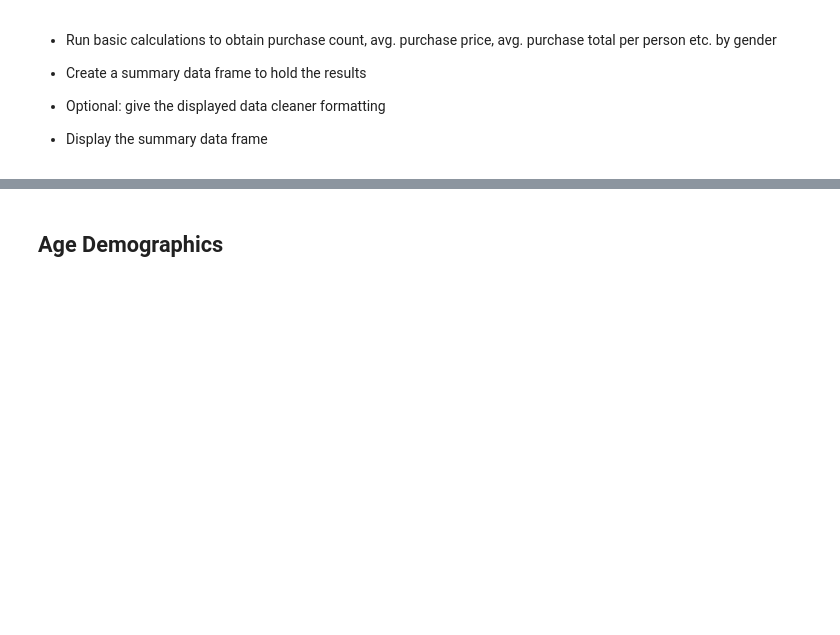
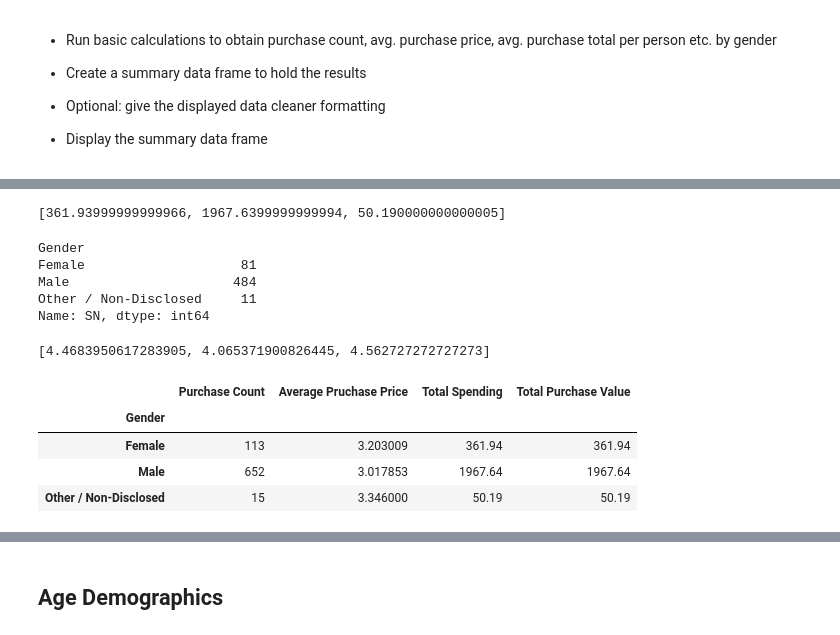
Before and after one commit to aolea13/pandas_challenge, a Jupyter notebook: HeroesOfPymoli/HeroesOfPymoli.ipynb, the cells around one changed output, grey strips where cells are left out. Drawn from its saved outputs; the diff is of its cells as text; code cells hidden in the pictures; blank space fills up the shorter version.

```diff
--- a/HeroesOfPymoli/HeroesOfPymoli.ipynb
+++ b/HeroesOfPymoli/HeroesOfPymoli.ipynb
@@ -173,0 +228,4 @@ df_analysis_sum.style.format(format_dict)
+# %%
+#groupby for purchase count
+df_gender_only_count_2 = df_main.groupby('Gender')['Purchase ID'].count()
+df_gender_only_count_2
@@ -173,0 +264,16 @@ df_analysis_sum.style.format(format_dict)
+# %%
+#pull values for list
+df_gender_only_count_4_list = list(df_gender_only_count_4)
+df_gender_only_count_4_list
+# %% [output]
+[361.93999999999966, 1967.6399999999994, 50.190000000000005]
+# %%
+#group for average total purchase per person (using main csv with dups)
+df_gender_only_count_5 = df_players.groupby('Gender')['SN'].count()
+df_gender_only_count_5
+# %% [output]
+Gender
+Female                    81
+Male                     484
+Other / Non-Disclosed     11
+Name: SN, dtype: int64
@@ -173,0 +283,19 @@ df_analysis_sum.style.format(format_dict)
+# %%
+#pull values for list
+df_gender_only_count_6 = list(df_gender_only_count_6)
+df_gender_only_count_6
+# %% [output]
+[4.4683950617283905, 4.065371900826445, 4.562727272727273]
+# %%
+# Create summary df
+df_gender_analysis = df_gender_only_count_2.to_frame()
+# %%
+#udate Purchase ID header
+df_gender_analysis.rename(columns={'Purchase ID': 'Purchase Count'}, inplace=True)
+df_gender_analysis
+# %% [output]
+|  | Purchase Count | Average Pruchase Price | Total Spending | Total Purchase Value |
+| Gender |  |  |  |  |
+| Female | 113 | 3.203009 | 361.94 | 361.94 |
+| Male | 652 | 3.017853 | 1967.64 | 1967.64 |
+| Other / Non-Disclosed | 15 | 3.346000 | 50.19 | 50.19 |
```
Also changed, not shown: parts of 16 cells of this notebook.
